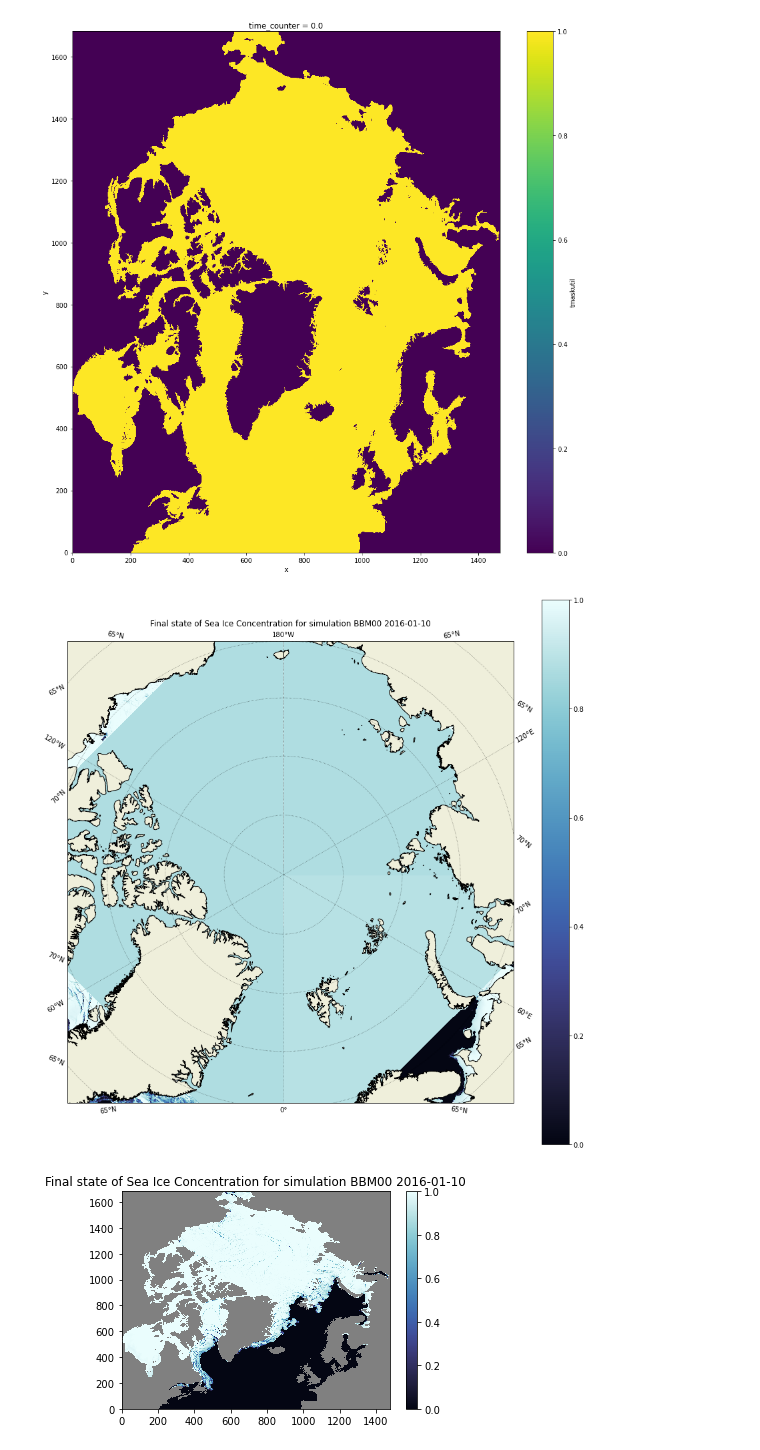
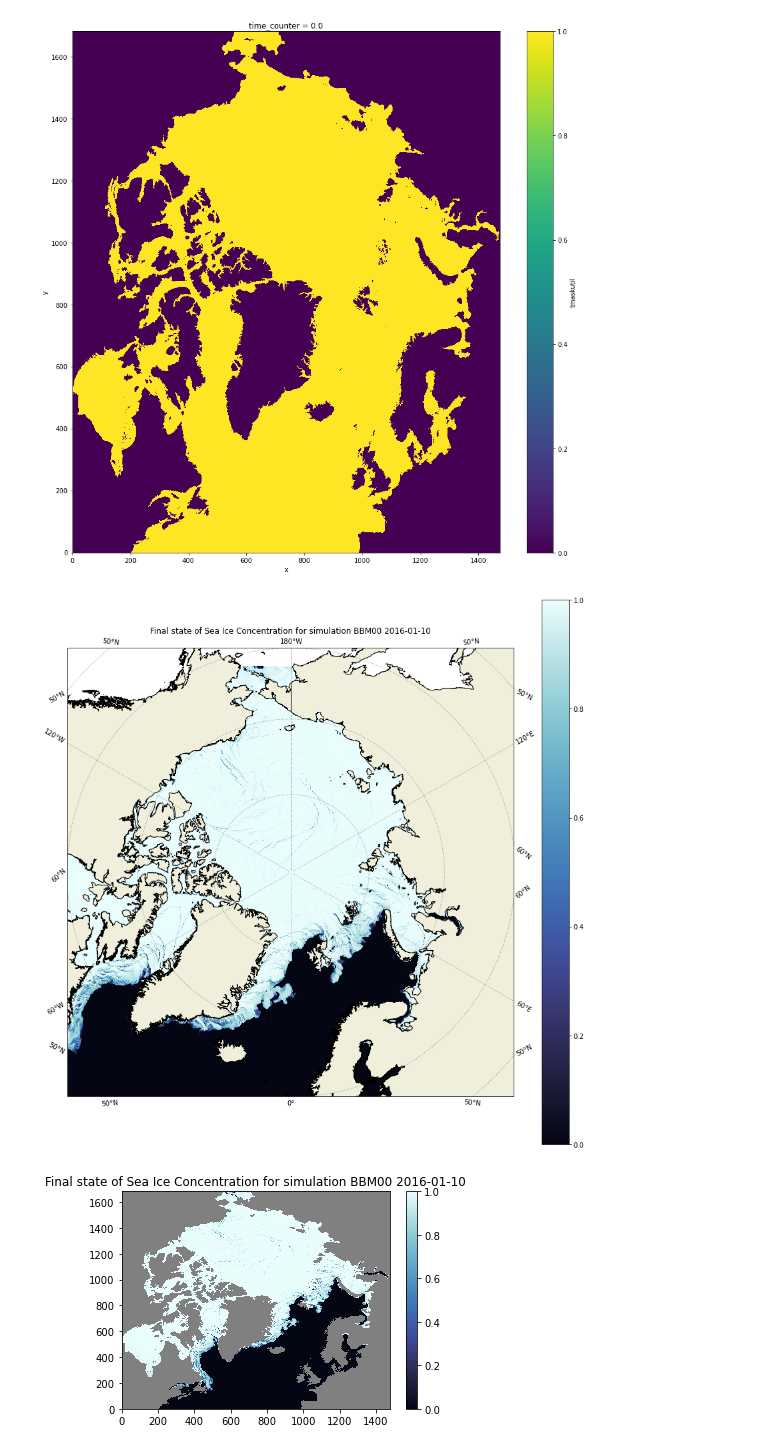
Before and after one commit to auraoupa/plots_NANUK_on_jeanzay, a Jupyter notebook: 2023-02-17-AA-try-plots-NANUK12-BBM00-jz.ipynb, the cells around one changed output. Cells and saved outputs as stored; diff of their text form; code cells hidden in the pictures.

Commit message:
new plots

```diff
--- a/2023-02-17-AA-try-plots-NANUK12-BBM00-jz.ipynb
+++ b/2023-02-17-AA-try-plots-NANUK12-BBM00-jz.ipynb
@@ -76,23 +76,23 @@ siconcfm=np.ma.array(siconcf,mask=1-tmasks)
 # %%
 plt.figure(figsize=(15, 15))
 ax = plt.axes(projection=ccrs.Orthographic(central_longitude=0.0, central_latitude=90.0))
-ax.set_extent([-180, 180, 70, 90], ccrs.PlateCarree())
+ax.set_extent([-180, 180, 60, 90], ccrs.PlateCarree())
 land = cfeature.GSHHSFeature(scale='intermediate',
                                      levels=[1],
                                      facecolor=cfeature.COLORS['land'])
 ax.add_feature(land)
 gl = ax.gridlines(draw_labels=True, linestyle=':', color='black',
                           alpha=0.5)
 gl.xformatter = LONGITUDE_FORMATTER
 gl.yformatter = LATITUDE_FORMATTER
 ax.tick_params('both',labelsize=22)
 
-plt.pcolormesh(lon,lat,siconcfm,transform=ccrs.PlateCarree(),cmap=cmocean.cm.ice,vmin=0,vmax=1,shading='auto')
+plt.pcolormesh(lon,lat,siconcfm,transform=ccrs.PlateCarree(),cmap=cmocean.cm.ice,vmin=0,vmax=1,shading='flat')
 plt.colorbar()
 plt.title('Final state of Sea Ice Concentration for simulation '+str(run)+' '+np.datetime_as_string(ds.time_counter[-1], unit='D'))
 plt.savefig('plots/map-final-state-run-'+str(run)+'-siconc.png')
 # %% [output]
-[figure, old version]
+[figure, new version]
 # %%
 plt.figure()
 ax = plt.axes()
```
Also changed, not shown: 34 other files.
